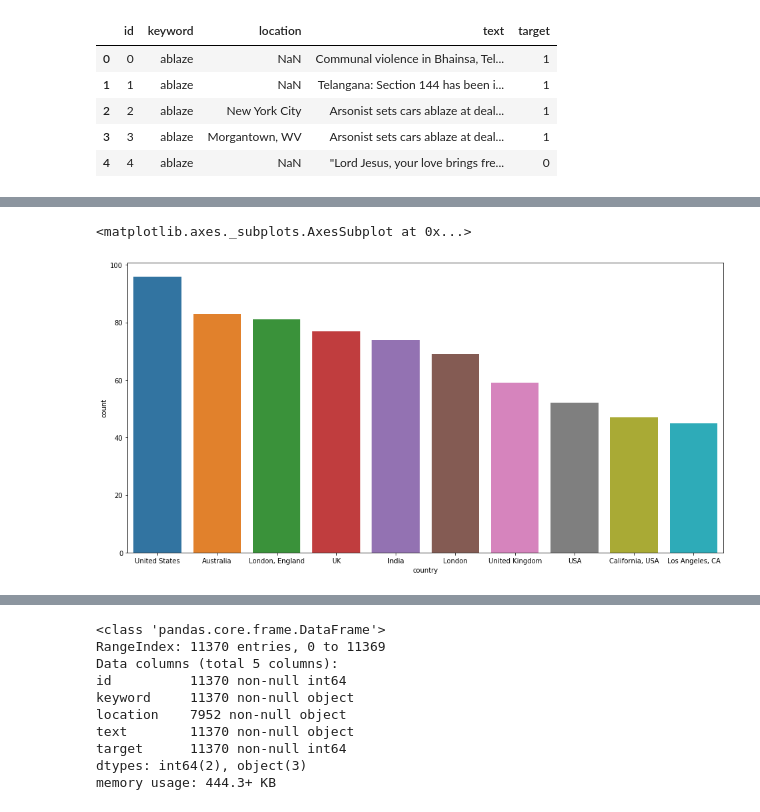
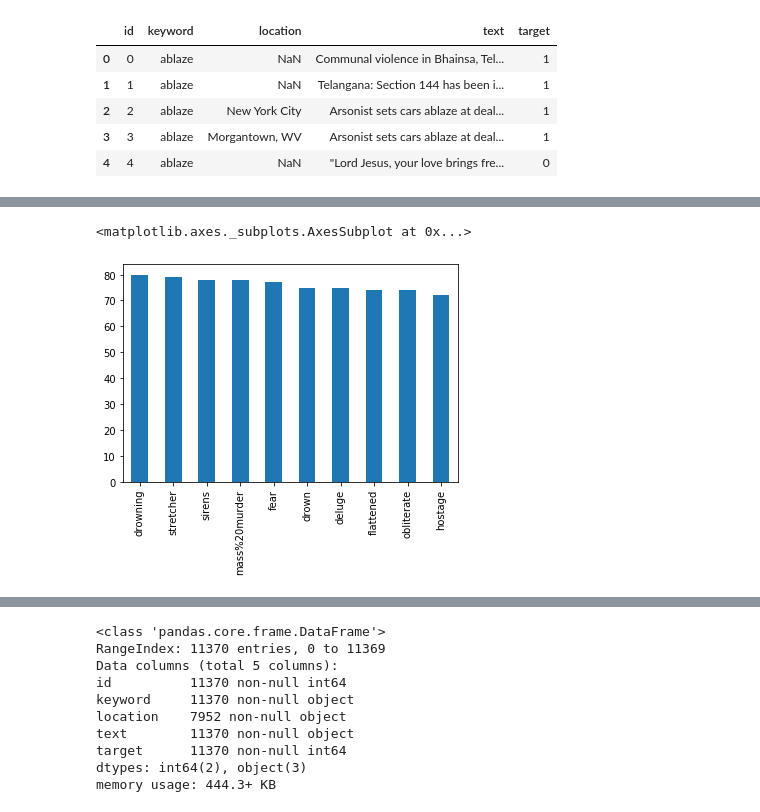
Before and after one commit to acoco10/disaster_tweets, a Jupyter notebook: modeling.ipynb, the cells around one changed output, grey strips where cells are left out. Drawn from its saved outputs; the diff is of its cells as text; code cells hidden in the pictures.

```diff
--- a/modeling.ipynb
+++ b/modeling.ipynb
@@ -56,7 +41,5 @@ locations.rename(columns = ({'index': 'country', 'location' : 'count'}), inplace
-# %%
-top10 = locations.head(10)
-fig, ax = plt.subplots( figsize = (16,8))
-sns.barplot('country', 'count', data = top10 )
-# %% [output]
-<matplotlib.axes._subplots.AxesSubplot at 0x...>
-[figure, removed]
+# %%
+data[data.target == 0]['keyword'].value_counts().head(10).plot(kind = 'bar')
+# %% [output]
+<matplotlib.axes._subplots.AxesSubplot at 0x...>
+[figure, added]
```
Also changed, not shown: parts of 48 cells of this notebook.
